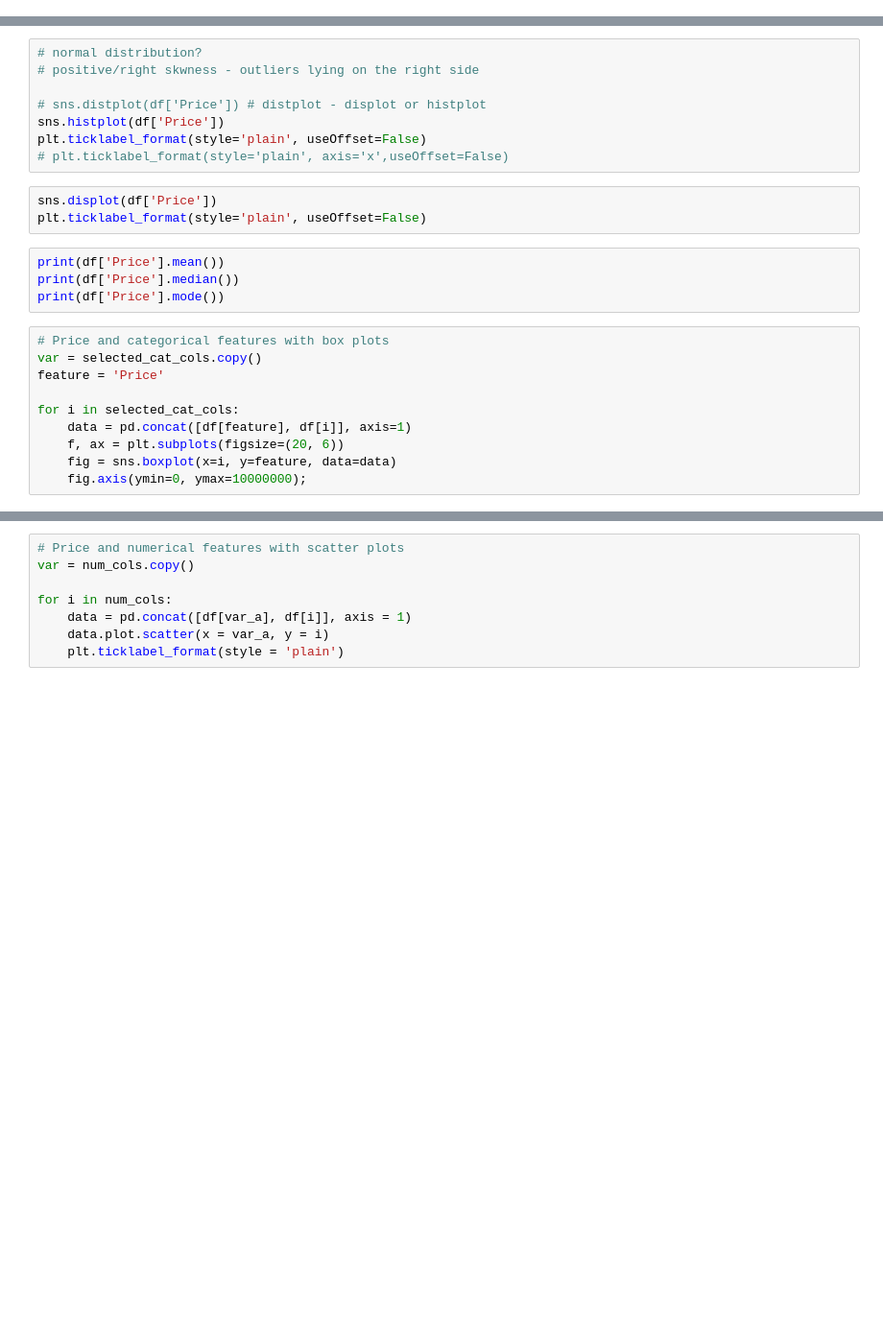
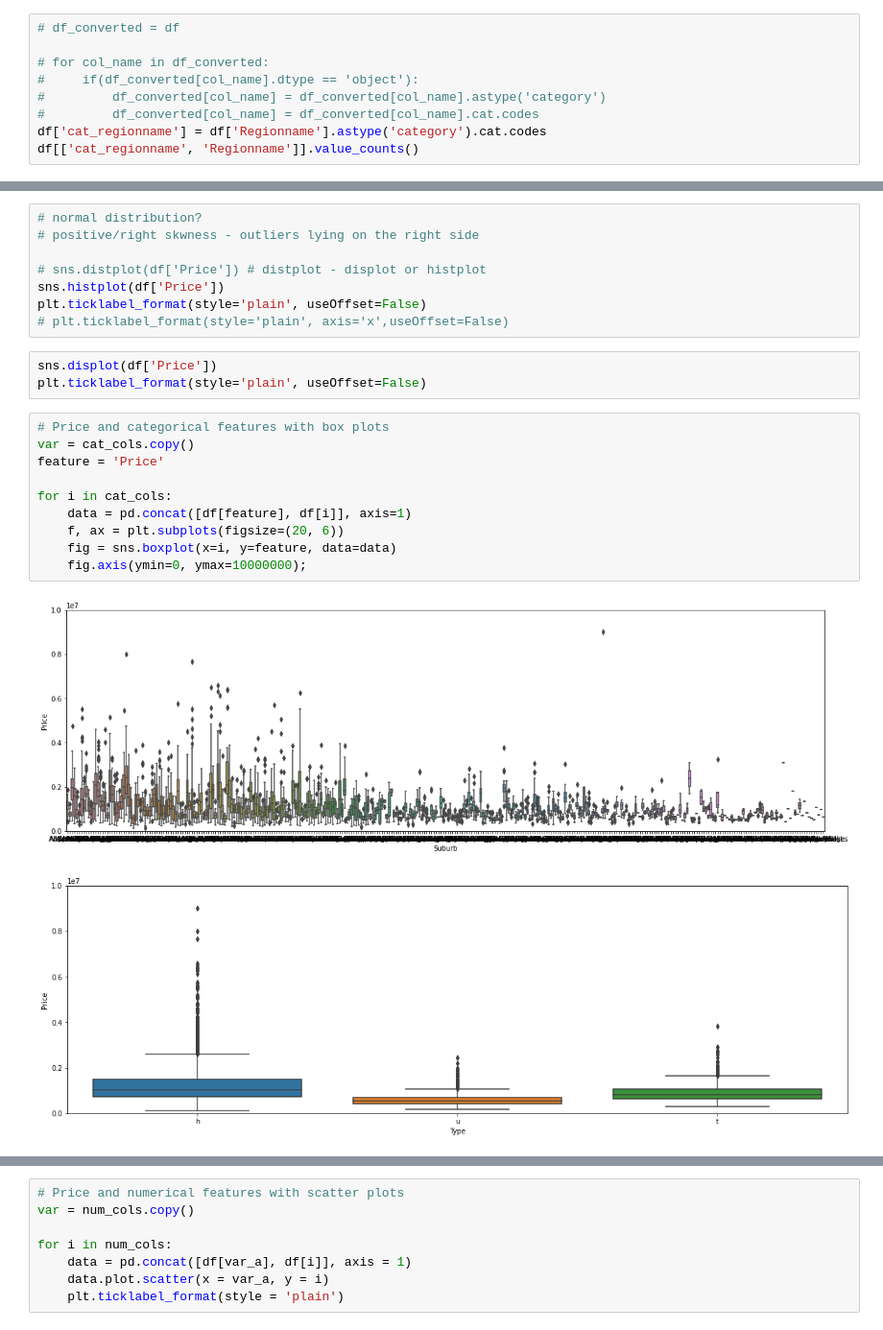
Before and after one commit to slothpunch/Uni, a Jupyter notebook: ICT Business Analytics/melbourne-housing-price-eda.ipynb, the cells around one changed output, grey strips where cells are left out. Shown at 96% size. Drawn from its saved outputs; the diff is of its cells as text; blank space fills up the shorter version.

```diff
--- a/ICT Business Analytics/melbourne-housing-price-eda.ipynb
+++ b/ICT Business Analytics/melbourne-housing-price-eda.ipynb
@@ -411,0 +488,9 @@ for i in selected_cat_cols:
+# %%
+# df_converted = df
+
+# for col_name in df_converted:
+#     if(df_converted[col_name].dtype == 'object'):
+#         df_converted[col_name] = df_converted[col_name].astype('category')
+#         df_converted[col_name] = df_converted[col_name].cat.codes
+df['cat_regionname'] = df['Regionname'].astype('category').cat.codes
+df[['cat_regionname', 'Regionname']].value_counts()
@@ -420,17 +516,16 @@ plt.ticklabel_format(style='plain', useOffset=False)
 # %%
 sns.displot(df['Price'])
 plt.ticklabel_format(style='plain', useOffset=False)
-# %%
-print(df['Price'].mean())
-print(df['Price'].median())
-print(df['Price'].mode())
 # %%
 # Price and categorical features with box plots
-var = selected_cat_cols.copy()
+var = cat_cols.copy()
 feature = 'Price'
 
-for i in selected_cat_cols:
+for i in cat_cols:
     data = pd.concat([df[feature], df[i]], axis=1)
     f, ax = plt.subplots(figsize=(20, 6))
     fig = sns.boxplot(x=i, y=feature, data=data)
     fig.axis(ymin=0, ymax=10000000);
+# %% [output]
+[figure, added]
+[figure, added]
```
Also changed, not shown: parts of 49 cells of this notebook.
